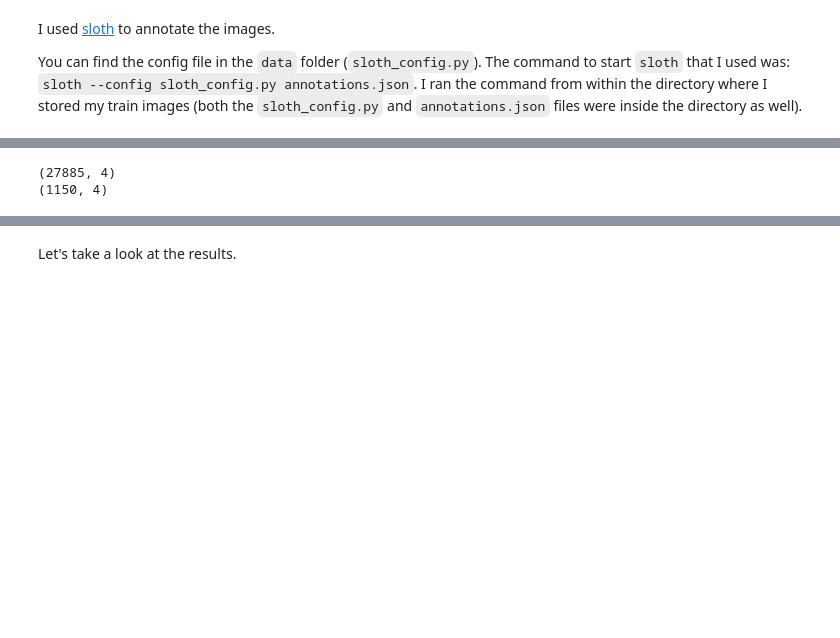
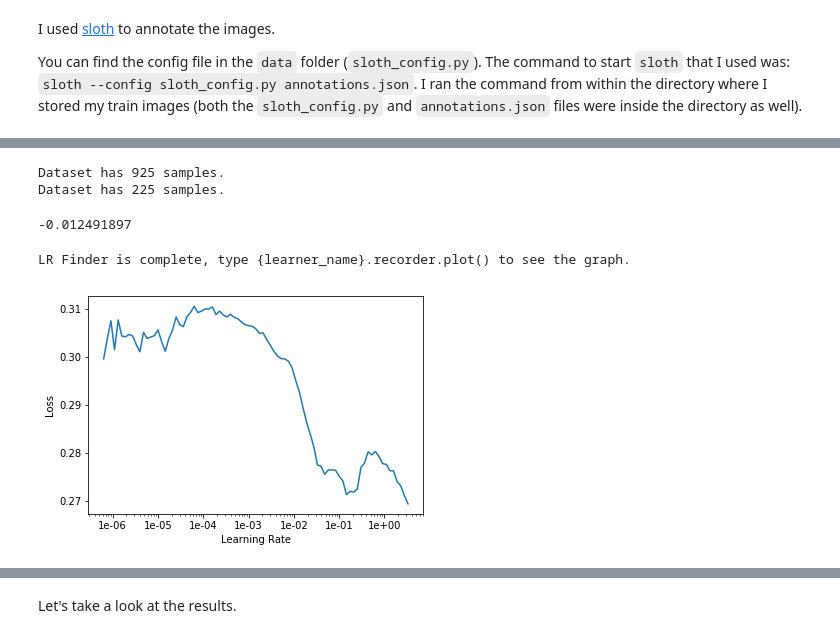
Before and after one commit to takotab/furry-geras, a Jupyter notebook: human_detection.ipynb, the cells around one changed output, grey strips where cells are left out. Saved outputs shown, nothing was run; the diff lists cells and outputs as text; code cells hidden in the pictures; blank space fills up the shorter version.

```diff
--- a/human_detection.ipynb
+++ b/human_detection.ipynb
@@ -67,7 +55,9 @@ bbdata.debug_stats
 # %%
-trn_ds = BBoxDataset("coco/train2017_one_human.csv", size = SZ, type = "train")
-val_ds = BBoxDataset("coco/val2017_one_human.csv", size = SZ, type = "valid")
+trn_ds = BBoxDataset("coco/val2017_one_human_train.csv", size = SZ, type = "train")
+val_ds = BBoxDataset("coco/val2017_one_human_val.csv", size = SZ, type = "valid")
+val_ds[0][0].mean()
 # %% [output]
-(27885, 4)
-(1150, 4)
+Dataset has 925 samples.
+Dataset has 225 samples.
+-0.012491897
 # %%
@@ -113,4 +103,10 @@ def IoU(preds, targs):
     return intersection(preds, targs) / union(preds, targs)
 # %%
 learn.metrics = [lambda preds, targs: IoU(preds, targs).mean()]
+# %%
+learn.lr_find()
+learn.recorder.plot()
+# %% [output]
+LR Finder is complete, type {learner_name}.recorder.plot() to see the graph.
+[figure, added]
 # %%
```
Also changed, not shown: parts of 22 cells of this notebook, 2 other files.
